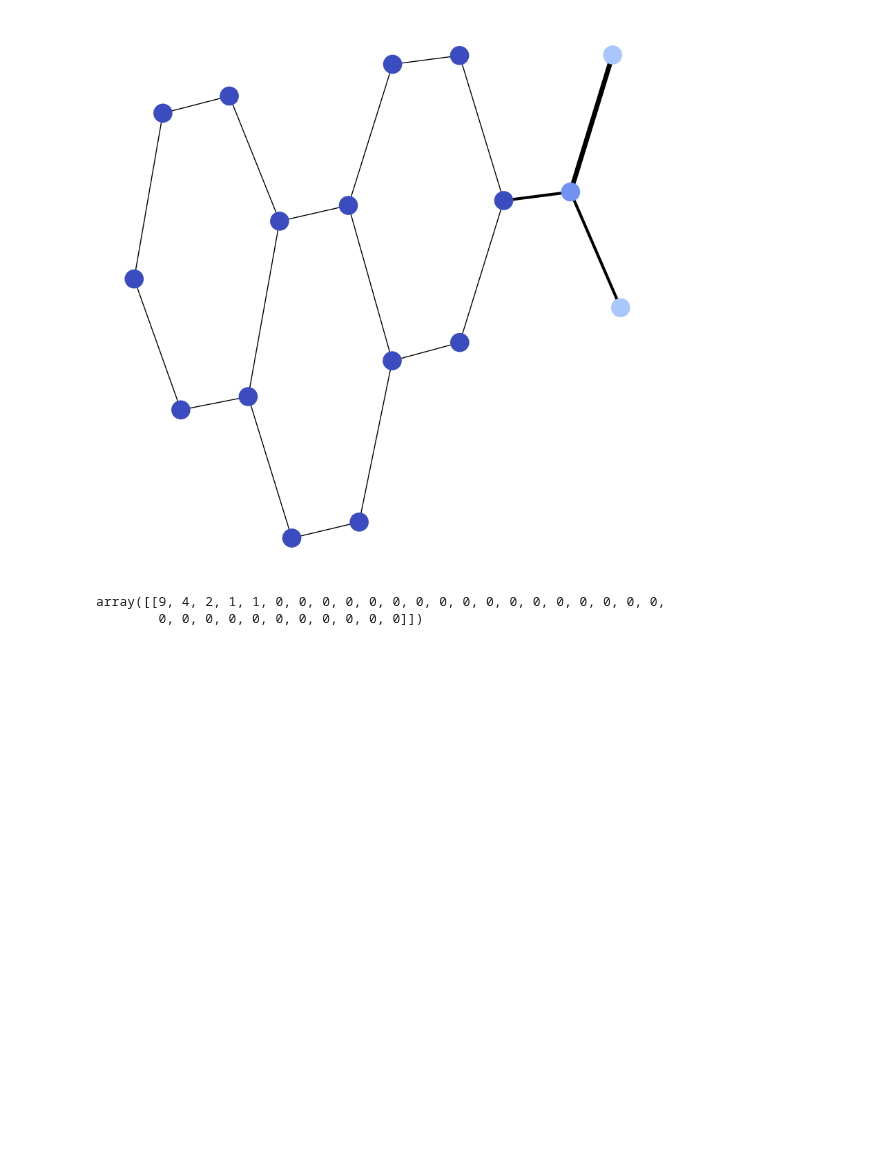
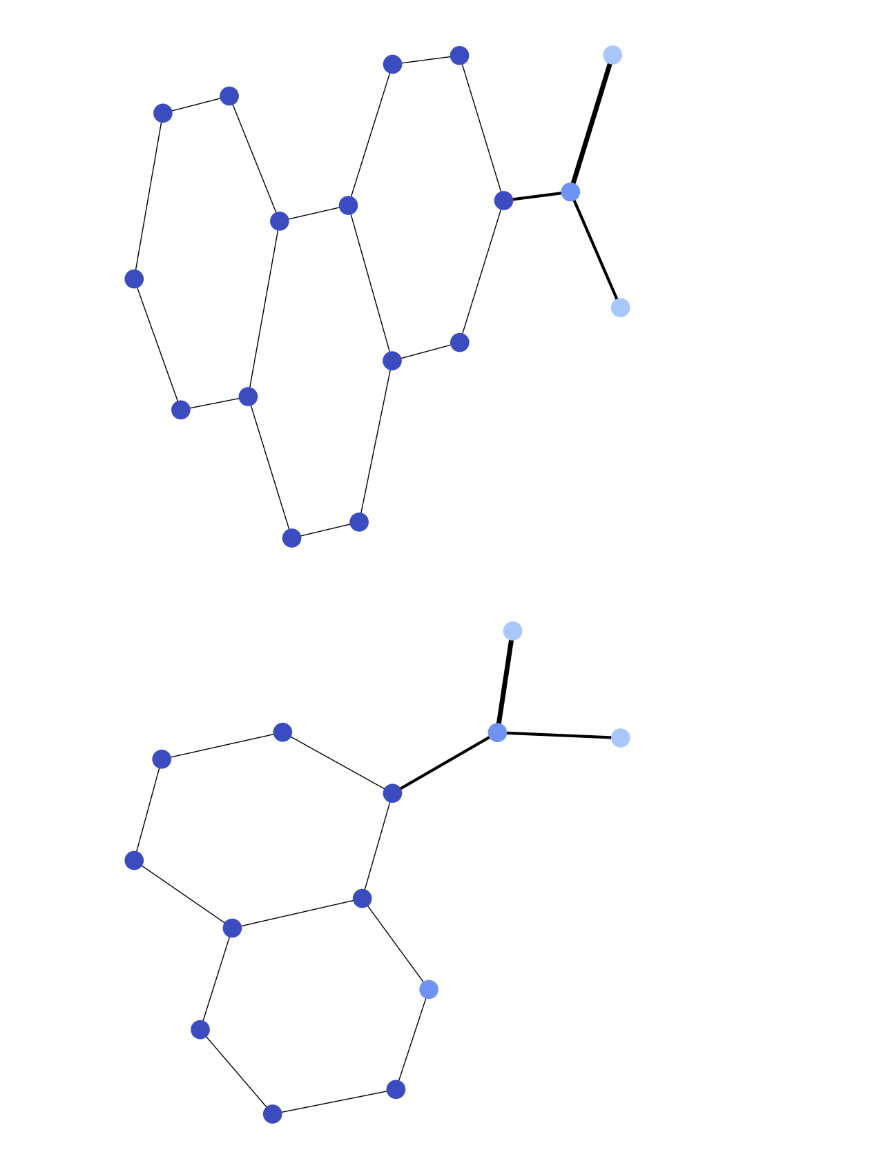
Before and after one commit to congrendai/MSc_Individual_Project, a Jupyter notebook: WL.ipynb, the cells around one changed output. Drawn from its saved outputs; the diff is of its cells as text; code cells hidden in the pictures; blank space fills up the shorter version.

```diff
--- a/WL.ipynb
+++ b/WL.ipynb
@@ -16,6 +49,0 @@ Kervis_K = Kernel_WL.fit_transform(MUTAG.data)
-# %%
-WL._inv_labels[1]
-WL.X[1].X[0].toarray()
-# %% [output]
-array([[9, 4, 2, 1, 1, 0, 0, 0, 0, 0, 0, 0, 0, 0, 0, 0, 0, 0, 0, 0, 0, 0,
-        0, 0, 0, 0, 0, 0, 0, 0, 0, 0, 0]])
@@ -24,0 +50,4 @@ Kervis_K.X[1].X[0].toarray()
+# %%
+MUTAG.plot_graph(1)
+# %% [output]
+[figure, added]
```
Also changed, not shown: parts of 7 cells of this notebook, 1 other file.
